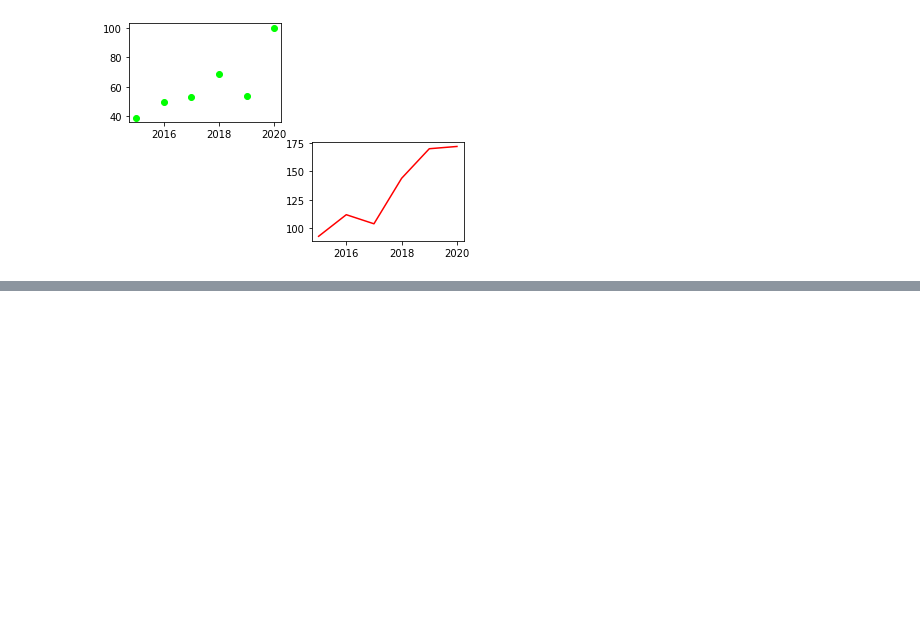
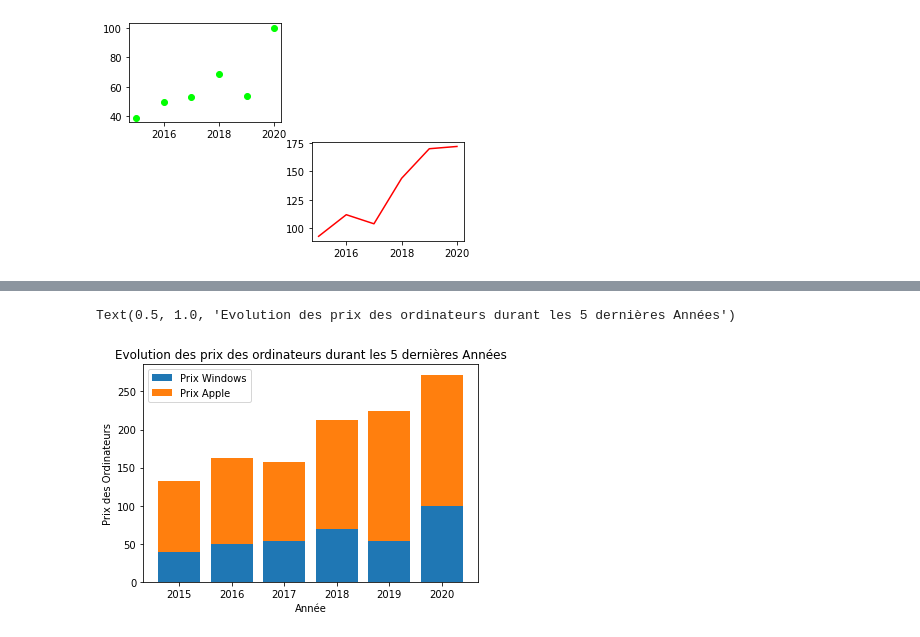
Before and after one commit to ChaouechOlfa/FormationUdemy, a Jupyter notebook: Matplotlib_tuto.ipynb, the cells around one changed output, grey strips where cells are left out. Cells and saved outputs as stored; diff of their text form; code cells hidden in the pictures; blank space fills up the shorter version.

```diff
--- a/Matplotlib_tuto.ipynb
+++ b/Matplotlib_tuto.ipynb
@@ -37,0 +50,11 @@ plt.plot(annee,prix_apple,label='Prix Apple',c='r')
+# %%
+#Visualiser les deux diagrammes en bandes sur la même courbe
+plt.bar(annee,prix_ms, label='Prix Windows')
+plt.bar (annee, prix_apple,label='Prix Apple',bottom=prix_ms)
+plt.legend()
+plt.xlabel('Année')
+plt.ylabel('Prix des Ordinateurs')
+plt.title('Evolution des prix des ordinateurs durant les 5 dernières Années')
+# %% [output]
+Text(0.5, 1.0, 'Evolution des prix des ordinateurs durant les 5 dernières Années')
+[figure, added]
```
Also changed, not shown: parts of 4 cells of this notebook.
